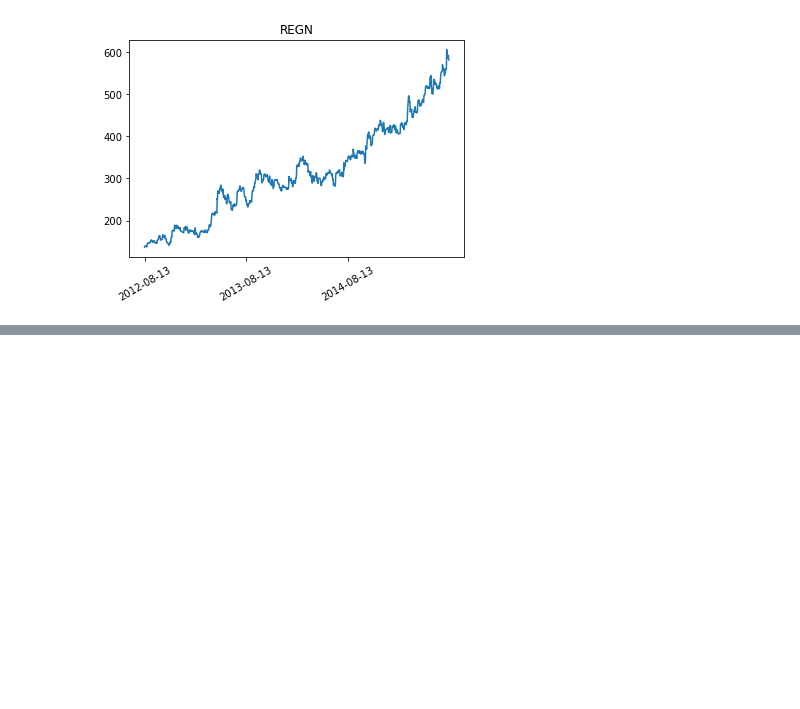
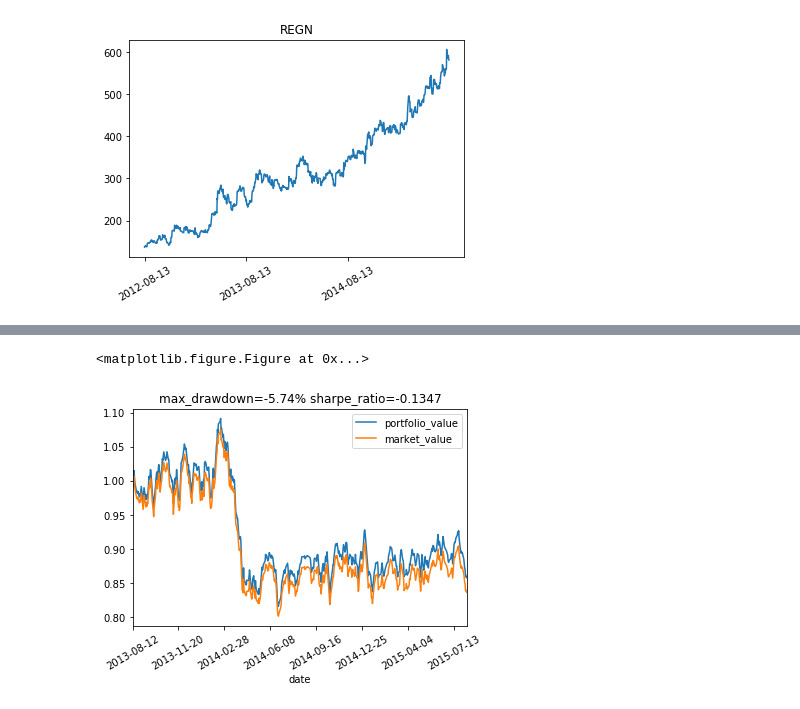
Before and after one commit to vermouth1992/drl-portfolio-management, a Jupyter notebook: src/ddpg_experiments.ipynb, the cells around one changed output, grey strips where cells are left out. Drawn from its saved outputs; the diff is of its cells as text; code cells hidden in the pictures; blank space fills up the shorter version.

```diff
--- a/src/ddpg_experiments.ipynb
+++ b/src/ddpg_experiments.ipynb
@@ -86,0 +74,13 @@ Start date: 2013-02-08
+# %%
+# evaluate the model with training data
+env = PortfolioEnv(target_history, target_stocks, trading_cost=0.0)
+observation, action = env.reset()
+done = False
+while not done:
+    action = ddpg_model.predict(observation, action)
+    action = np.squeeze(action, axis=0)
+    observation, _, done, _ = env.step(action)
+env._render()
+# %% [output]
+<matplotlib.figure.Figure at 0x...>
+[figure, added]
```
Also changed, not shown: parts of 7 cells of this notebook, 2 other files.
